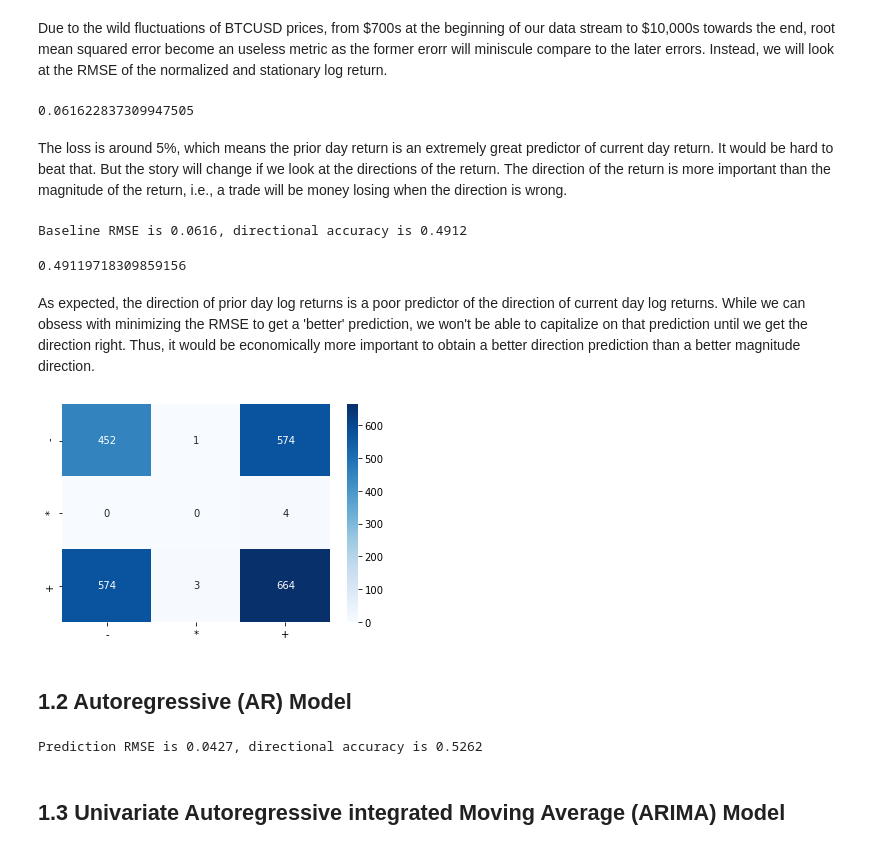
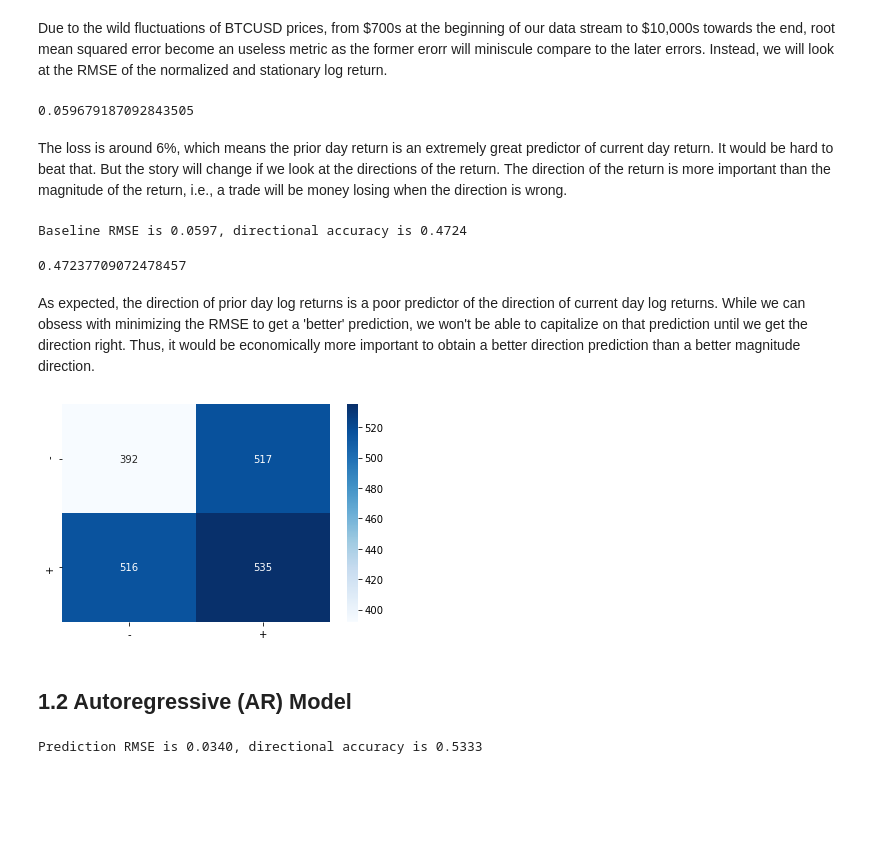
Before and after one commit to leehanchung/btc_dash, a Jupyter notebook: notebooks/02-arima-model.ipynb, the cells around one changed output. Cells and saved outputs as stored; diff of their text form; code cells hidden in the pictures; blank space fills up the shorter version.

Commit message:
feat: updated arima (#7)
* feat: arima

```diff
--- a/notebooks/02-arima-model.ipynb
+++ b/notebooks/02-arima-model.ipynb
@@ -27,6 +27,6 @@ mpl.rcParams['figure.figsize'] = [16.0, 9.0]
 %load_ext autoreload
 %autoreload 2
 # %%
-data = DataReader(data_file="../btc_predictor/datasets/btcusd.csv")
+data = DataReader(data_file="../btc_predictor/datasets/Bitstamp_BTCUSD_d.csv")
 df = data.pd
 # %%
@@ -60,27 +43,35 @@ Due to the wild fluctuations of BTCUSD prices, from \$700s at the beginning of o
 # %%
 np.sqrt(mean_squared_error(BTCUSD.log_ret, BTCUSD.baseline_log_ret))
 # %% [output]
-0.061622837309947505
+0.059679187092843505
 # %% [markdown]
-The loss is around 5%, which means the prior day return is an extremely great predictor of current day return. It would be hard to beat that. But the story will change if we look at the directions of the return. The direction of the return is more important than the magnitude of the return, i.e., a trade will be money losing when the direction is wrong.
+The loss is around 6%, which means the prior day return is an extremely great predictor of current day return. It would be hard to beat that. But the story will change if we look at the directions of the return. The direction of the return is more important than the magnitude of the return, i.e., a trade will be money losing when the direction is wrong.
 # %%
 print("Baseline RMSE is {:.4f}, directional accuracy is {:.4f}".format(
                                 np.sqrt(mean_squared_error(BTCUSD.log_ret, BTCUSD.baseline_log_ret)),
                                 accuracy_score(np.sign(BTCUSD.log_ret), np.sign(BTCUSD.baseline_log_ret))))
 # %% [output]
-Baseline RMSE is 0.0616, directional accuracy is 0.4912
+Baseline RMSE is 0.0597, directional accuracy is 0.4724
 # %%
 accuracy_score(np.sign(BTCUSD.log_ret), np.sign(BTCUSD.baseline_log_ret))
 # %% [output]
-0.49119718309859156
+0.47237709072478457
 # %% [markdown]
 As expected, the direction of prior day log returns is a poor predictor of the direction of current day log returns. While we can obsess with minimizing the RMSE to get a 'better' prediction, we won't be able to capitalize on that prediction until we get the direction right. Thus, it would be economically more important to obtain a better direction prediction than a better magnitude direction.
 # %%
-df_cm = pd.DataFrame(confusion_matrix(np.sign(BTCUSD.log_ret), np.sign(BTCUSD.baseline_log_ret)),
-                     index = [i for i in "-*+"],
-                     columns = [i for i in "-*+"])
+# remove zeros in log returns before plotting confusion matrix
+zeros_idx = np.hstack([np.where(BTCUSD.log_ret == 0)[0], np.where(BTCUSD.baseline_log_ret==0)[0]]).tolist()
+
+df_cm = pd.DataFrame(
+    confusion_matrix(
+        np.sign(np.delete(BTCUSD.log_ret.to_numpy(), zeros_idx)),
+        np.sign(np.delete(BTCUSD.baseline_log_ret.to_numpy(), zeros_idx))
+    ),
+    index = [i for i in "-+"],
+    columns = [i for i in "-+"],
+)
 sns.heatmap(df_cm, annot=True, cmap='Blues', fmt='g');
 # %% [output]
-[figure, old version]
+[figure, new version]
 # %% [markdown]
 ## 1.2 Autoregressive (AR) Model
@@ -90,13 +86,8 @@ test = BTCUSD.iloc[1700:, :]['log_ret']
 # %%
 ar = AR(train, freq='D').fit()
 
-y_pred = ar.predict(test.index[0], test.index[-1], dynamic=True)
+y_pred = ar.predict(start=test.index[0], end=test.index[-1], dynamic=True)
 assert len(y_pred) == test.shape[0]
+print_metrics(test, y_pred)
+# %% [output]
+Prediction RMSE is 0.0340, directional accuracy is 0.5333
-# %%
-print("Prediction RMSE is {:.4f}, directional accuracy is {:.4f}".format(
-                                                        np.sqrt(mean_squared_error(y_pred, test)),
-                                                        accuracy_score(np.sign(test), np.sign(y_pred))))
-# %% [output]
-Prediction RMSE is 0.0427, directional accuracy is 0.5262
-# %% [markdown]
-## 1.3 Univariate Autoregressive integrated Moving Average (ARIMA) Model
```
Also changed, not shown: parts of 23 cells of this notebook, 8 other files.
